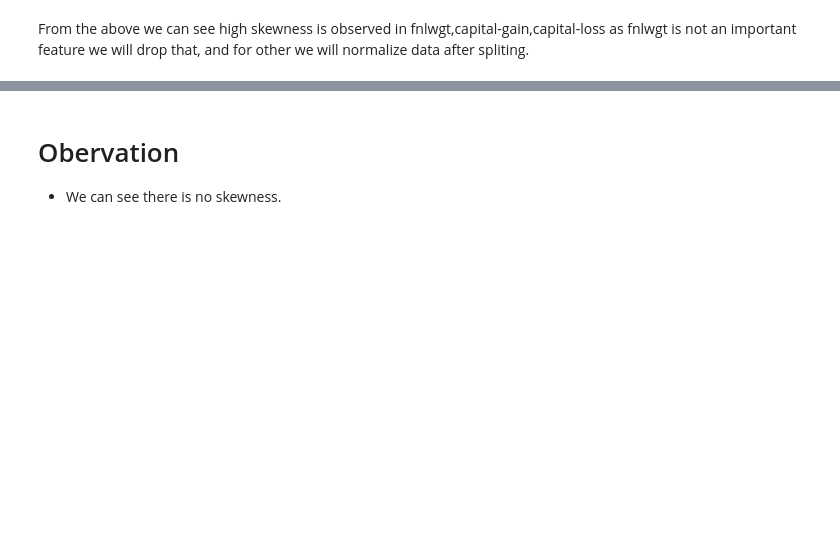
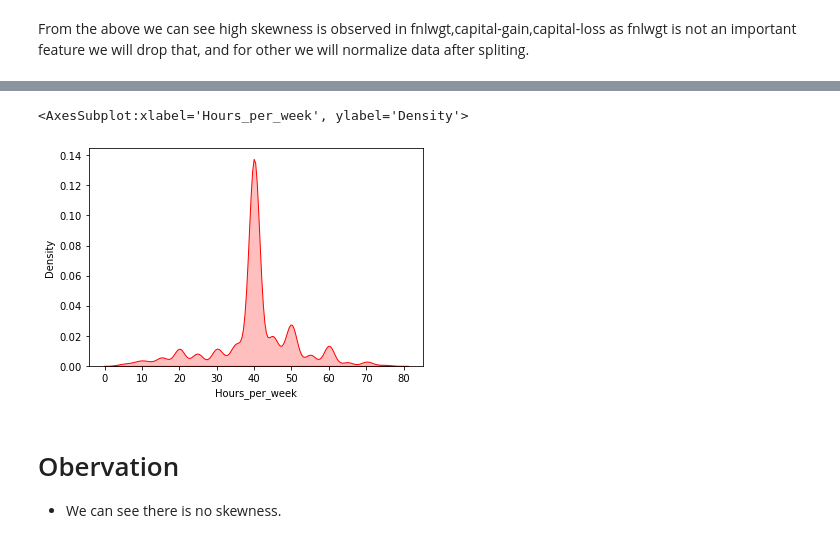
Before and after one commit to Amitpawar007/Data-Science-Project, a Jupyter notebook: Census Income Project.ipynb, the cells around one changed output, grey strips where cells are left out. Drawn from its saved outputs; the diff is of its cells as text; code cells hidden in the pictures; blank space fills up the shorter version.

```diff
--- a/Census Income Project.ipynb
+++ b/Census Income Project.ipynb
@@ -761,2 +713,5 @@ sns.distplot(df_new["Age"],color="purple",kde_kws={"shade": True},hist=False)
 # %%
-sns.distplot(df_new["Education_num"],color="purple",kde_kws={"shade": True},hist=False)
+sns.distplot(df_new["Hours_per_week"],color="RED",kde_kws={"shade": True},hist=False)
+# %% [output]
+<AxesSubplot:xlabel='Hours_per_week', ylabel='Density'>
+[figure, added]
```
Also changed, not shown: parts of 146 cells of this notebook.
